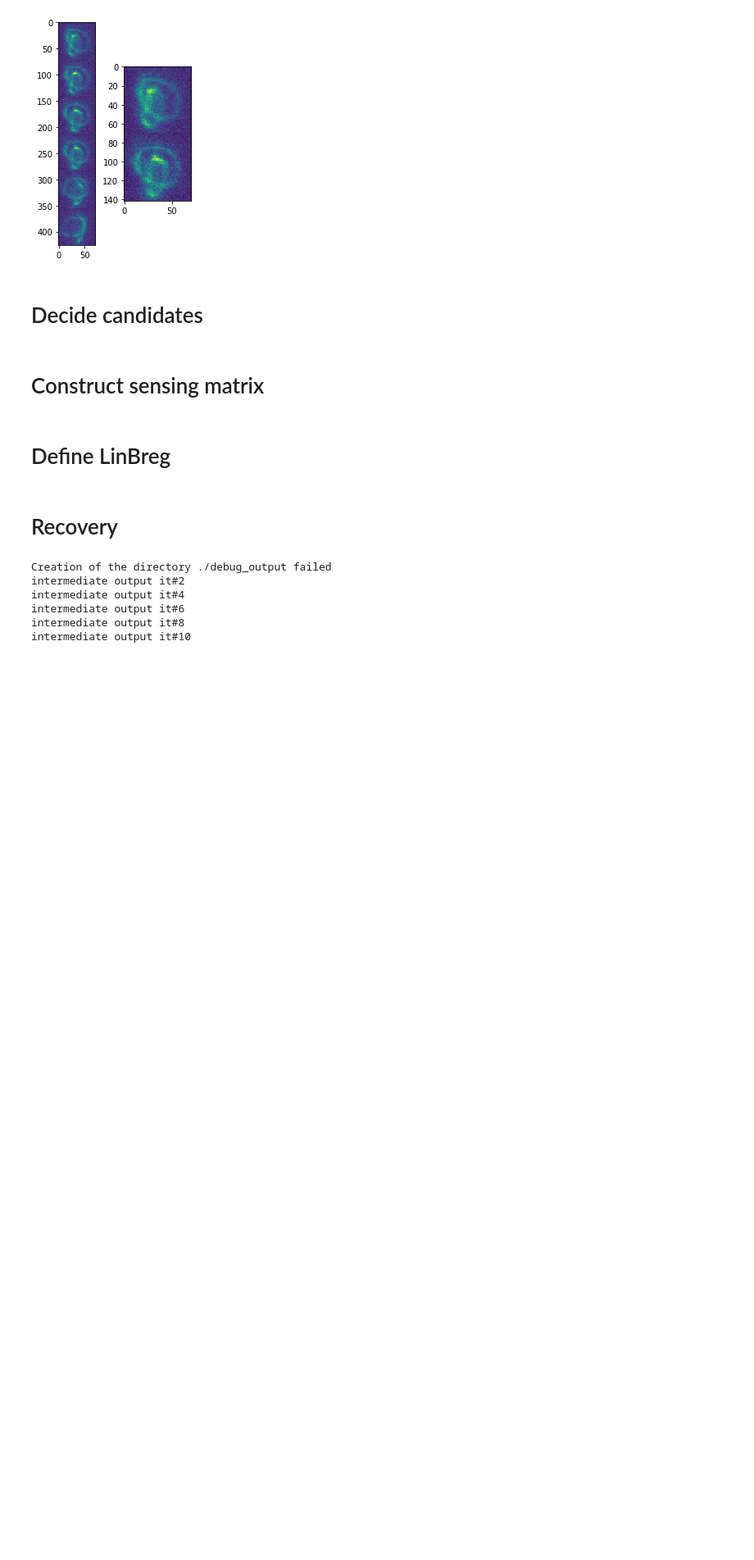
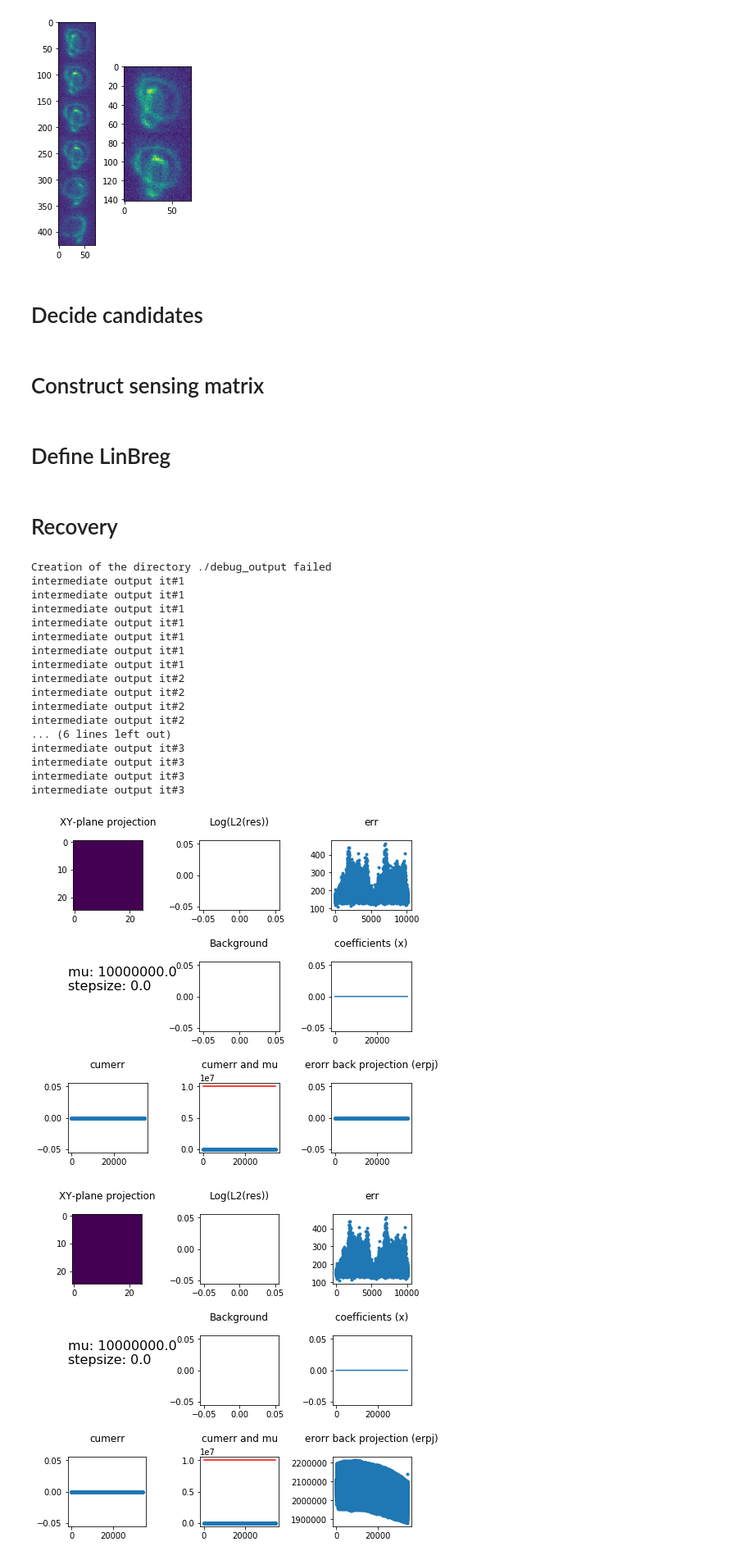
Before and after one commit to xiyuyi/PyPRIS, a Jupyter notebook: PyPRIS_notebooks/Demo_biplane_lasso-PRIS-LinBreg.ipynb, the cells around one changed output. Shown at 82% size. Cells and saved outputs as stored; diff of their text form; code cells hidden in the pictures; blank space fills up the shorter version.

```diff
--- a/PyPRIS_notebooks/Demo_biplane_lasso-PRIS-LinBreg.ipynb
+++ b/PyPRIS_notebooks/Demo_biplane_lasso-PRIS-LinBreg.ipynb
@@ -151,17 +236,38 @@ class LinBreg:
 # %%
 # recover
     # input sensint matrix, and observation;
     # yield: recovered vector
     # use scikit learn lasso solver
 import time
-a = LinBreg(A,np.zeros(A.shape[1]),blur.ravel())
+A[:,len(candidate_locs)] = 550
+Anorm = A/500
+a = LinBreg(Anorm,np.zeros(A.shape[1]),blur.ravel())
 a.debug = True
+a.mu = 1e7
+a.stepsize = 1e-5
+a.alpha = 1
+a.maxit = 2 # maximum iteration steps.
+a.debug_it_int = 1
+a.it_check_rem = 0
 a.getready()
 a.go()
 # %% [output]
 Creation of the directory ./debug_output failed
+intermediate output it#1
+intermediate output it#1
+intermediate output it#1
+intermediate output it#1
+intermediate output it#1
+intermediate output it#1
+intermediate output it#1
 intermediate output it#2
-intermediate output it#4
-intermediate output it#6
-intermediate output it#8
-intermediate output it#10
+intermediate output it#2
+intermediate output it#2
+intermediate output it#2
+... (6 lines left out)
+intermediate output it#3
+intermediate output it#3
+intermediate output it#3
+intermediate output it#3
+[figure, new version]
+[figure, added]
```
Also changed, not shown: parts of 8 cells of this notebook, 39 other files.
